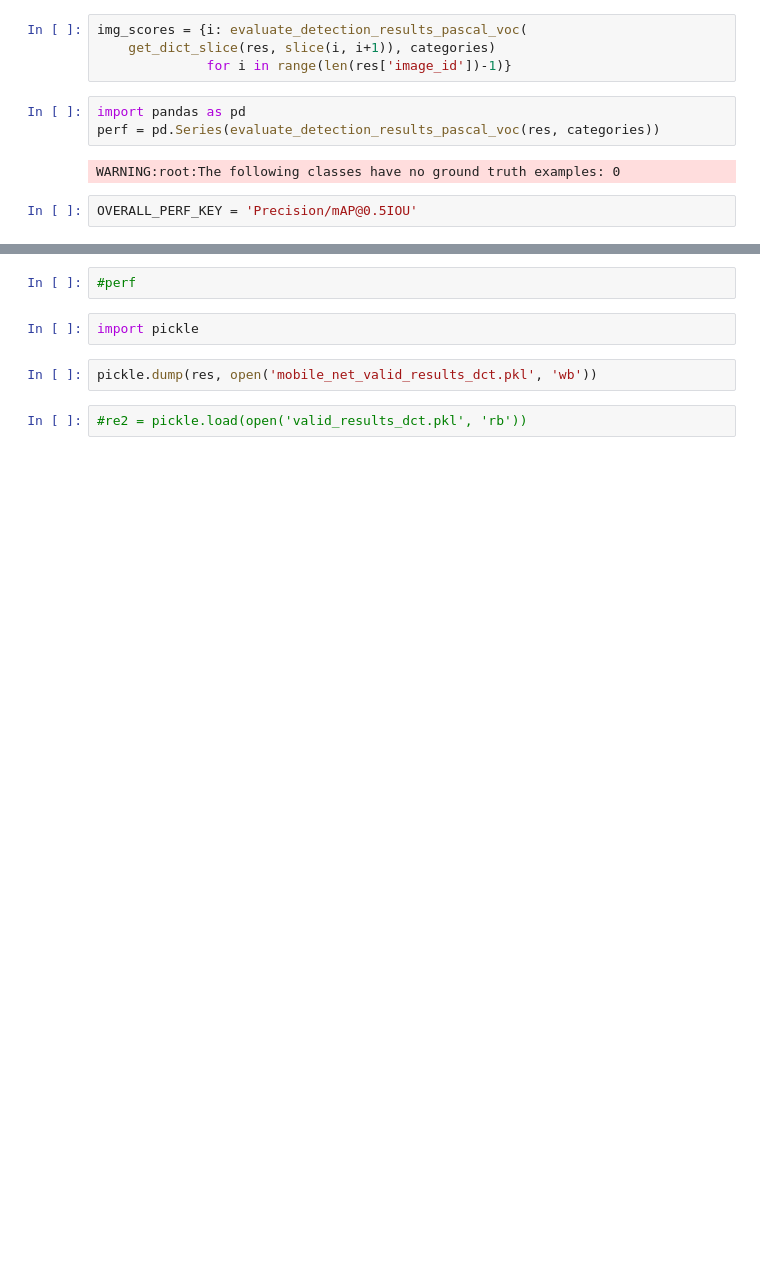
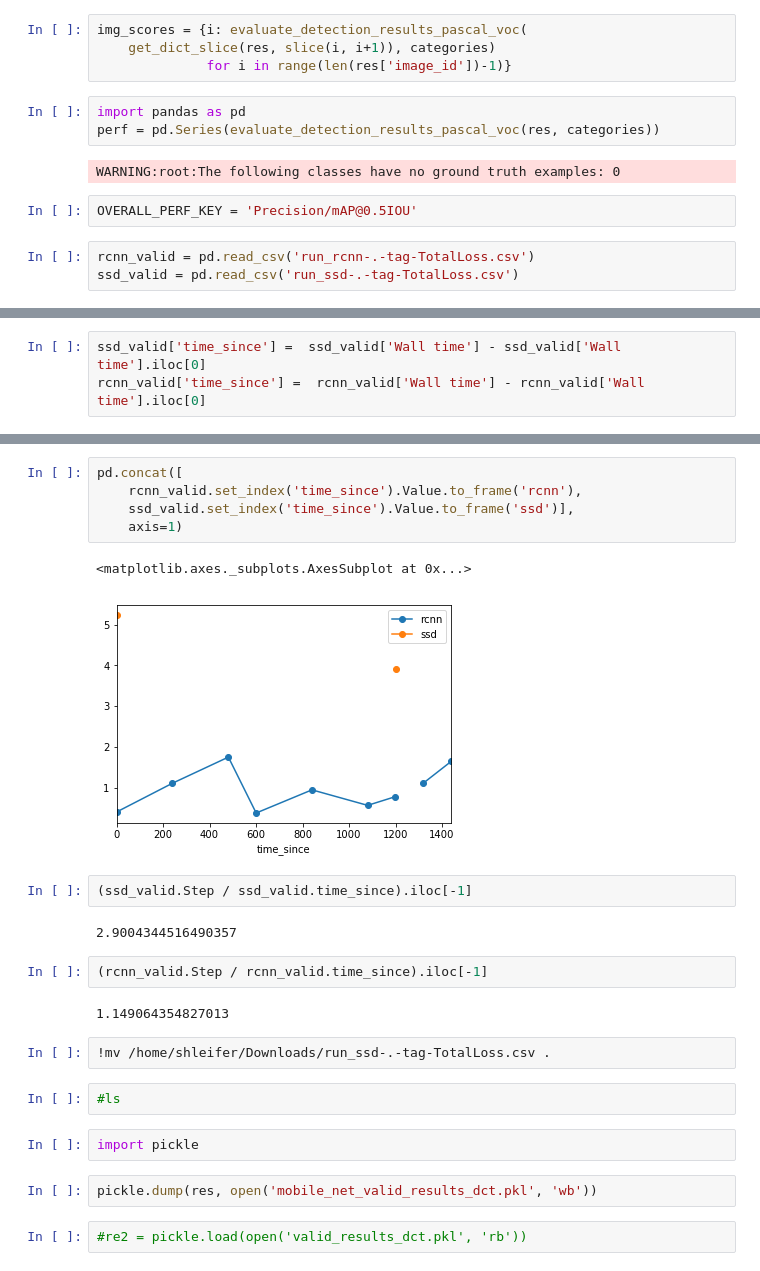
Before and after one commit to sshleifer/object_detection_kitti, a Jupyter notebook: object_detection/kitti-inference.ipynb, the cells around one changed output, grey strips where cells are left out. Cells and saved outputs as stored; diff of their text form; blank space fills up the shorter version.

```diff
--- a/object_detection/kitti-inference.ipynb
+++ b/object_detection/kitti-inference.ipynb
@@ -195,3 +195,6 @@ perf = pd.Series(evaluate_detection_results_pascal_voc(res, categories))
 WARNING:root:The following classes have no ground truth examples: 0
 # %%
 OVERALL_PERF_KEY = 'Precision/mAP@0.5IOU'
+# %%
+rcnn_valid = pd.read_csv('run_rcnn-.-tag-TotalLoss.csv')
+ssd_valid = pd.read_csv('run_ssd-.-tag-TotalLoss.csv')
@@ -197,0 +205,3 @@ OVERALL_PERF_KEY = 'Precision/mAP@0.5IOU'
+# %%
+ssd_valid['time_since'] =  ssd_valid['Wall time'] - ssd_valid['Wall time'].iloc[0]
+rcnn_valid['time_since'] =  rcnn_valid['Wall time'] - rcnn_valid['Wall time'].iloc[0]
@@ -198,5 +231,23 @@ OVERALL_PERF_KEY = 'Precision/mAP@0.5IOU'
+# %%
+pd.concat([
+    rcnn_valid.set_index('time_since').Value.to_frame('rcnn'),
+    ssd_valid.set_index('time_since').Value.to_frame('ssd')],
+    axis=1)
+# %% [output]
+<matplotlib.axes._subplots.AxesSubplot at 0x...>
+[figure, added]
+# %%
+(ssd_valid.Step / ssd_valid.time_since).iloc[-1]
+# %% [output]
+2.9004344516490357
+# %%
+(rcnn_valid.Step / rcnn_valid.time_since).iloc[-1]
+# %% [output]
+1.149064354827013
+# %%
+!mv /home/shleifer/Downloads/run_ssd-.-tag-TotalLoss.csv .
 # %%
-#perf
+#ls
 # %%
 import pickle
 # %%
```
Also changed, not shown: parts of 4 cells of this notebook, 2 other files.
